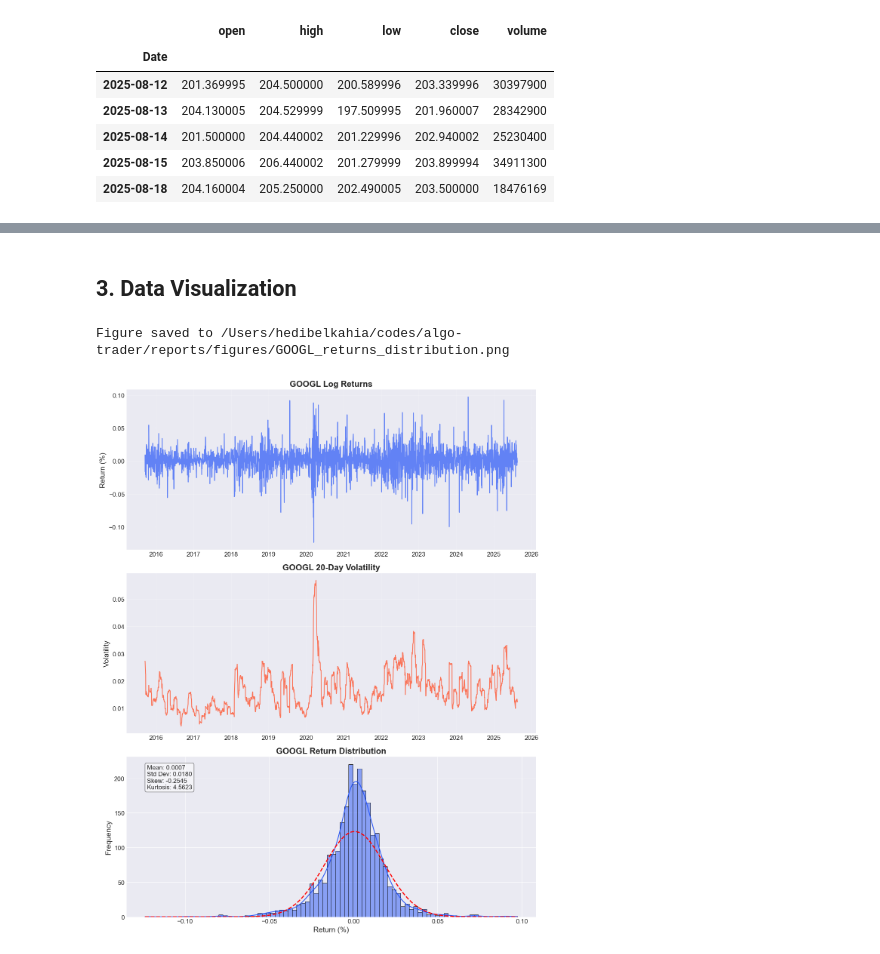
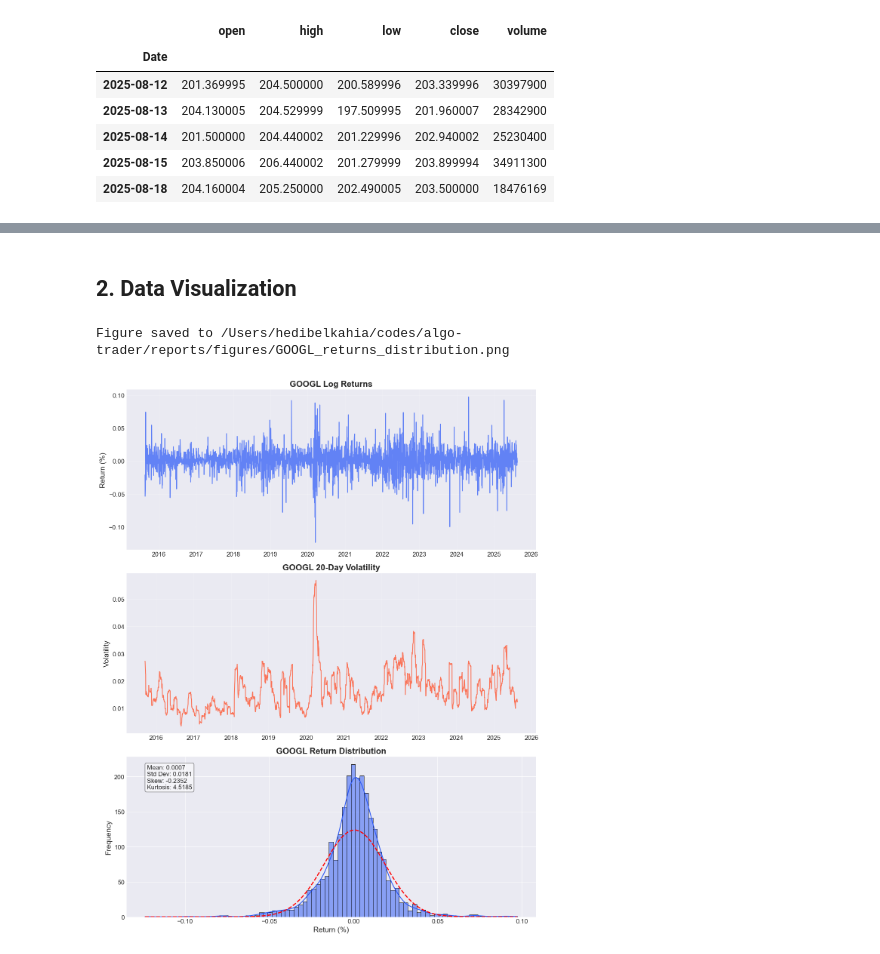
Before and after one commit to hediblk/algo-trader, a Jupyter notebook: notebooks/1.0-data-exploration.ipynb, the cells around one changed output, grey strips where cells are left out. Cells and saved outputs as stored; diff of their text form; code cells hidden in the pictures.

Commit message:
fix returns calculation logic

```diff
--- a/notebooks/1.0-data-exploration.ipynb
+++ b/notebooks/1.0-data-exploration.ipynb
@@ -53,3 +40,3 @@ data.tail()
 # %% [markdown]
-## 3. Data Visualization
+## 2. Data Visualization
 # %%
@@ -57,6 +44,6 @@ fig_stock = plot_price(data, ticker, save=False, normalized=False)
 fig_stock.show()
 # %%
-fig_returns = plot_returns(data, ticker, save=True)
+fig_returns = plot_returns(raw_data, ticker, save=True)
 # %% [output]
 Figure saved to /Users/hedibelkahia/codes/algo-trader/reports/figures/GOOGL_returns_distribution.png
-[figure, old version]
+[figure, new version]
```
Also changed, not shown: parts of 4 cells of this notebook, 4 other files.
